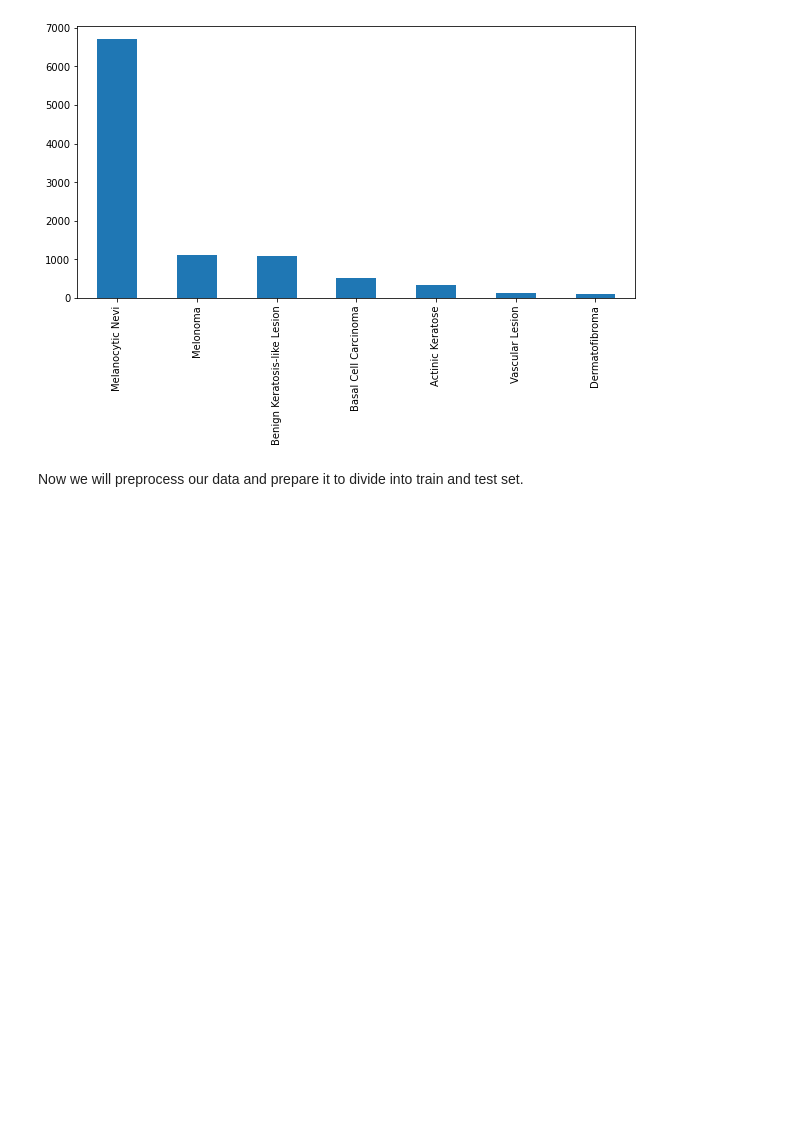
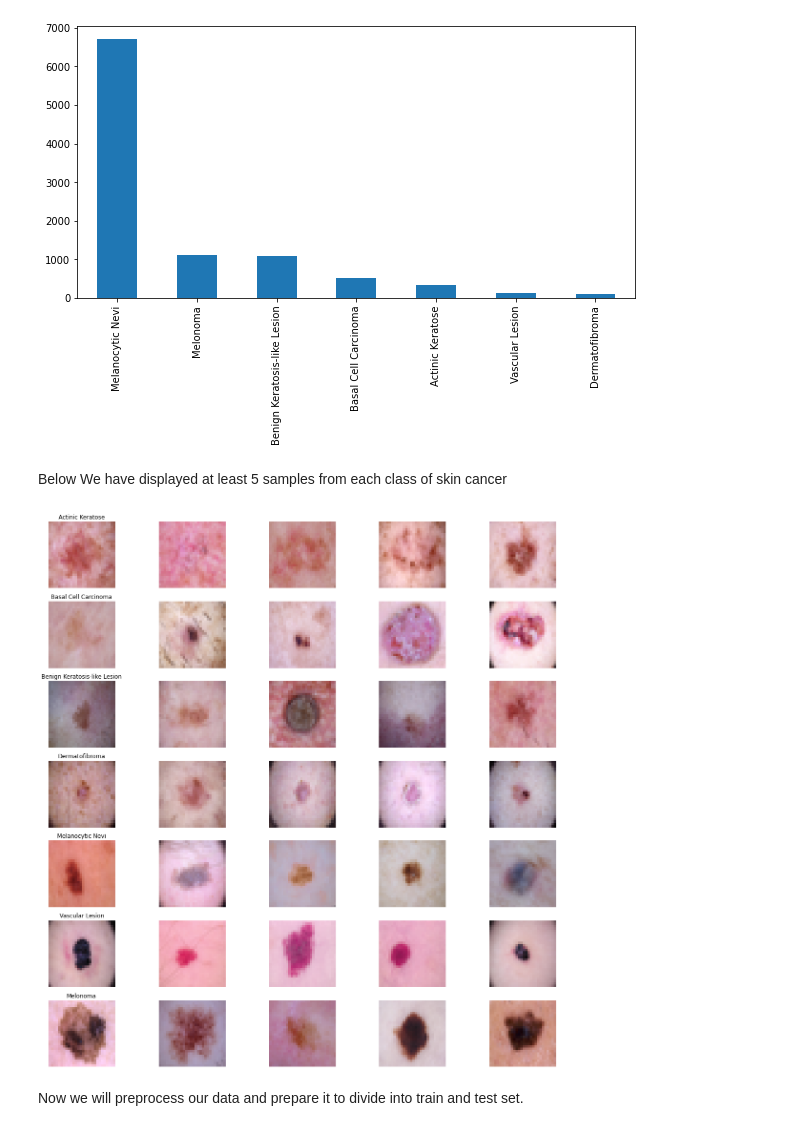
Before and after one commit to bmutahhar/Skin-Cancer-Detection, a Jupyter notebook: Notebook/CV_Project.ipynb, the cells around one changed output. Cells and saved outputs as stored; diff of their text form; code cells hidden in the pictures; blank space fills up the shorter version.

```diff
--- a/Notebook/CV_Project.ipynb
+++ b/Notebook/CV_Project.ipynb
@@ -98,6 +94,18 @@ stats_df['Labels_Names'].value_counts().plot(kind='bar',ax=ax)
 # %% [output]
 <matplotlib.axes._subplots.AxesSubplot at 0x...>
 [figure]
+# %% [markdown]
+Below We have displayed at least 5 samples from each class of skin cancer
+# %%
+samples = 5
+fig, m_axes = plt.subplots(7,samples,figsize=(4*samples,3*7))
+for n_axes,(type_label,type_rows) in zip(m_axes,data.sort_values(['label']).groupby('label')):
+    n_axes[0].set_title(lesion_type_dict.get(labels_dict.get(type_label)))
+    for c_ax, (_,c_row) in zip(n_axes,type_rows.sample(samples,random_state=1234).iterrows()):
+        c_ax.imshow(c_row.iloc[0:-1].values.reshape(28,28,3))
+        c_ax.axis('off')
+# %% [output]
+[figure, added]
 # %% [markdown]
 Now we will preprocess our data and prepare it to divide into train and test set.
 # %%
```
Also changed, not shown: parts of 25 cells of this notebook, 2 other files.
